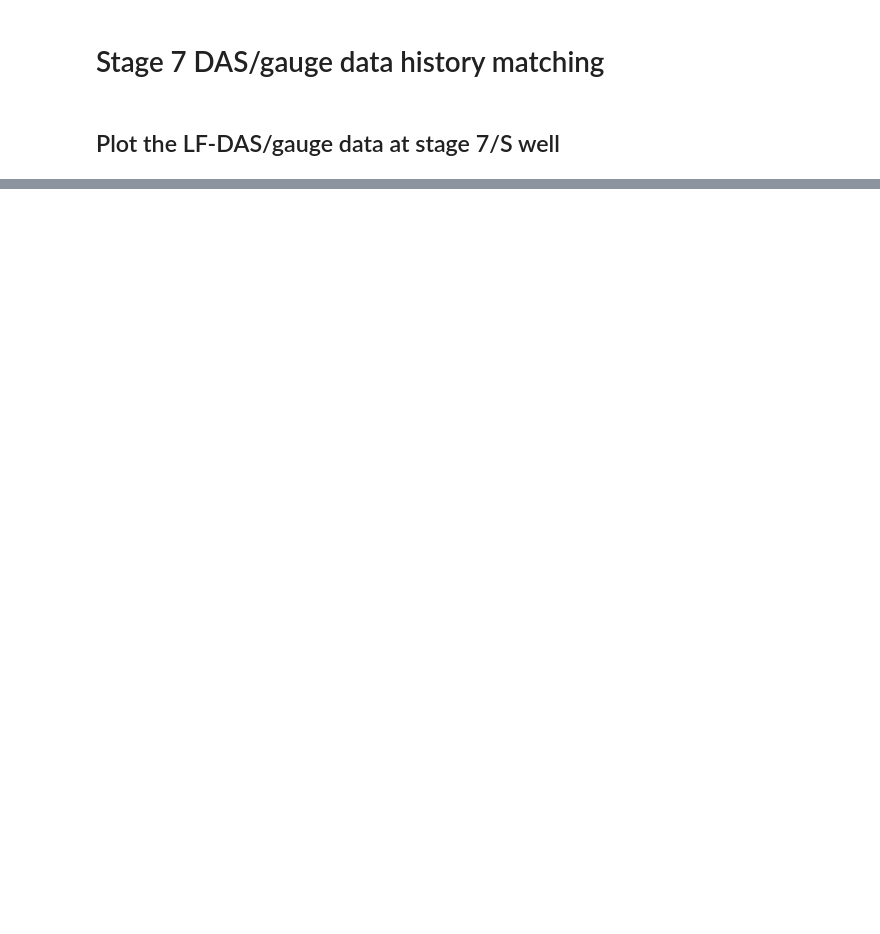
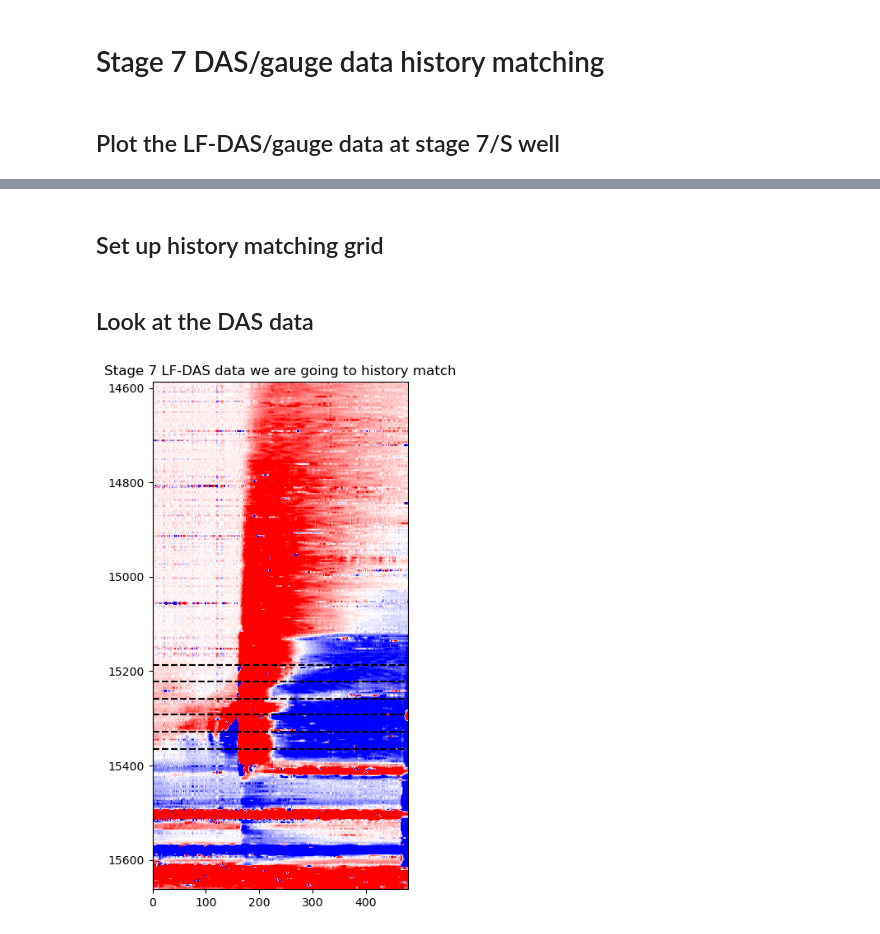
Before and after one commit to shenyaojin/well_leakage_physical_model, a Jupyter notebook: 040_history_matching_new.ipynb, the cells around one changed output, grey strips where cells are left out. Drawn from its saved outputs; the diff is of its cells as text; code cells hidden in the pictures; blank space fills up the shorter version.

```diff
--- a/040_history_matching_new.ipynb
+++ b/040_history_matching_new.ipynb
@@ -36,0 +100,2 @@ DASdata.loadnpz(DASdata_filepath)
+# %% [markdown]
+## Set up history matching grid
@@ -36,0 +125,16 @@ DASdata.loadnpz(DASdata_filepath)
+# %% [markdown]
+## Look at the DAS data
+# %%
+DASdata_new = DASdata.copy()
+DASdata_new.select_time(start_injection_time, end_injection_time)
+# %%
+# Plot the cropped DAS data
+fig, ax = plt.subplots(figsize=(4, 8))
+img = DASdata_new.plot_water_on_ax(ax, use_timestamp=False)
+img.set_clim(cx * 1e3)
+for i in range(len(frac_hit_geometry_dataframe.data)):
+    ax.axhline(y=frac_hit_geometry_dataframe.data[i], color='black', linestyle='--')
+plt.title(f"Stage {stage} LF-DAS data we are going to history match")
+plt.show()
+# %% [output]
+[figure, added]
```
Also changed, not shown: parts of 14 cells of this notebook, 2 other files.
